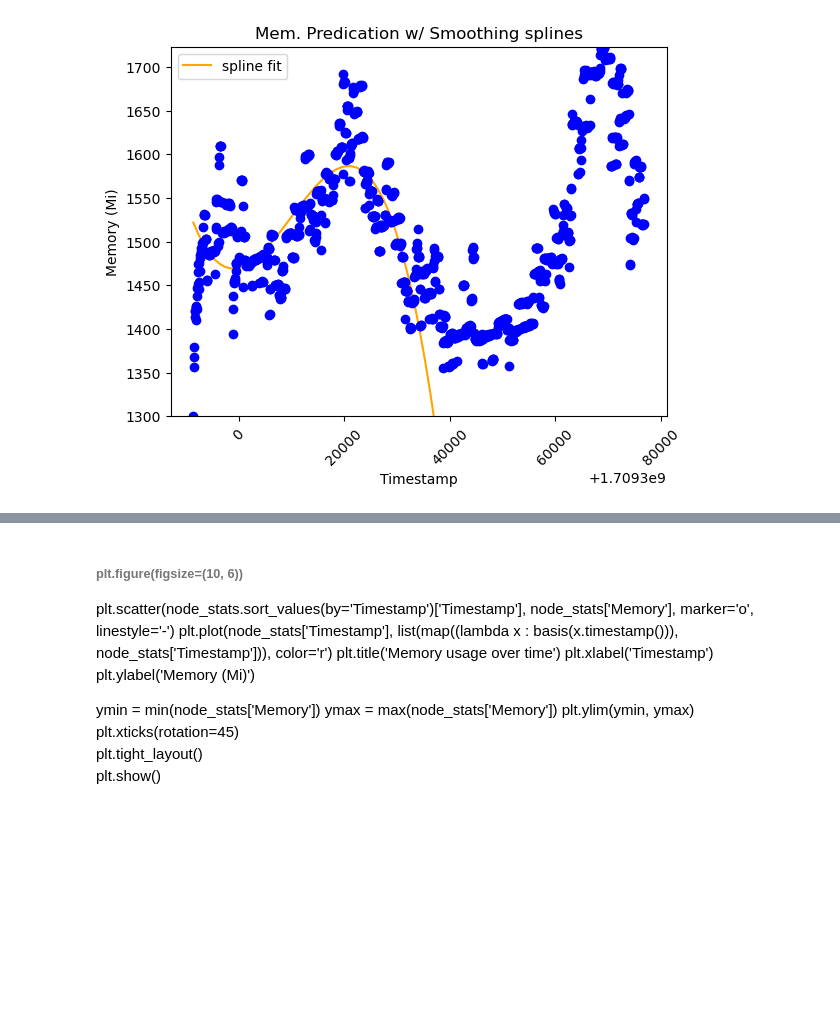
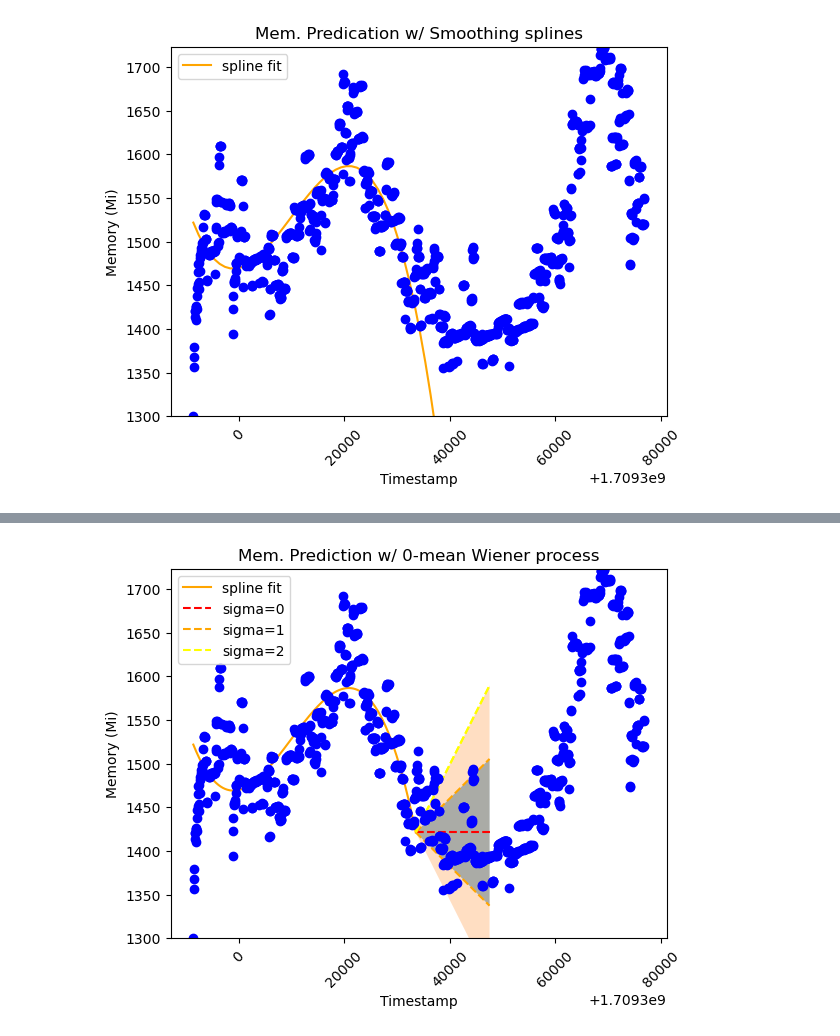
Before and after one commit to BU-Spark/ds-redhat-predictive-kubernetes, a Jupyter notebook: sp24-team-a/weekly/week4/Fit.ipynb, the cells around one changed output, grey strips where cells are left out. Drawn from its saved outputs; the diff is of its cells as text; code cells hidden in the pictures; blank space fills up the shorter version.

Commit message:
Graph generation cod

```diff
--- a/sp24-team-a/weekly/week4/Fit.ipynb
+++ b/sp24-team-a/weekly/week4/Fit.ipynb
@@ -129,14 +95,34 @@ plt.show()
-# %% [markdown]
-###### plt.figure(figsize=(10, 6))
-plt.scatter(node_stats.sort_values(by='Timestamp')['Timestamp'], node_stats['Memory'], marker='o', linestyle='-')
-plt.plot(node_stats['Timestamp'], list(map((lambda x : basis(x.timestamp())), node_stats['Timestamp'])), color='r')
-plt.title('Memory usage over time')
-plt.xlabel('Timestamp')
-plt.ylabel('Memory (Mi)')
-
-ymin = min(node_stats['Memory'])
-ymax = max(node_stats['Memory'])
-plt.ylim(ymin, ymax)
-plt.xticks(rotation=45)
-plt.tight_layout()
-plt.show()
+# %%
+plt.plot(X_train, BSpline(*tck_s)(X_train), '-', label='spline fit', c= 'orange')
+
+xnew = np.arange(max(X_train), max(X_train) + 15000, 1000)
+last_x = max(X_train)
+last_y = BSpline(*tck_s)(last_x)
+
+sigma = 0.006
+y_base = last_y  + 0.0 * xnew
+slope = sigma * (xnew - last_x)
+
+plt.plot(xnew, y_base, '--', c="red", label = "sigma=0")
+plt.plot(xnew, y_base + slope, '--', c="orange", label = "sigma=1")
+plt.plot(xnew, y_base - slope, '--', c="orange")
+plt.fill_between(xnew, y_base - slope, y_base + slope, alpha=0.5)
+plt.plot(xnew, y_base + 2 * slope, '--', c="yellow", label = "sigma=2")
+plt.plot(xnew, y_base + 2 * slope, '--', c="yellow")
+plt.fill_between(xnew, y_base - 2 * slope, y_base + 2 * slope, alpha=0.25)
+
+plt.plot(X, Y, 'o', c="b")
+
+ymin = min(node_stats['Memory'])
+ymax = max(node_stats['Memory'])
+plt.ylim(ymin, ymax)
+plt.xticks(rotation=45)
+
+plt.title("Mem. Prediction w/ 0-mean Wiener process")
+plt.xlabel('Timestamp')
+plt.ylabel('Memory (Mi)')
+
+plt.legend()
+plt.show()
+# %% [output]
+[figure, added]
```
Also changed, not shown: parts of 3 cells of this notebook.
